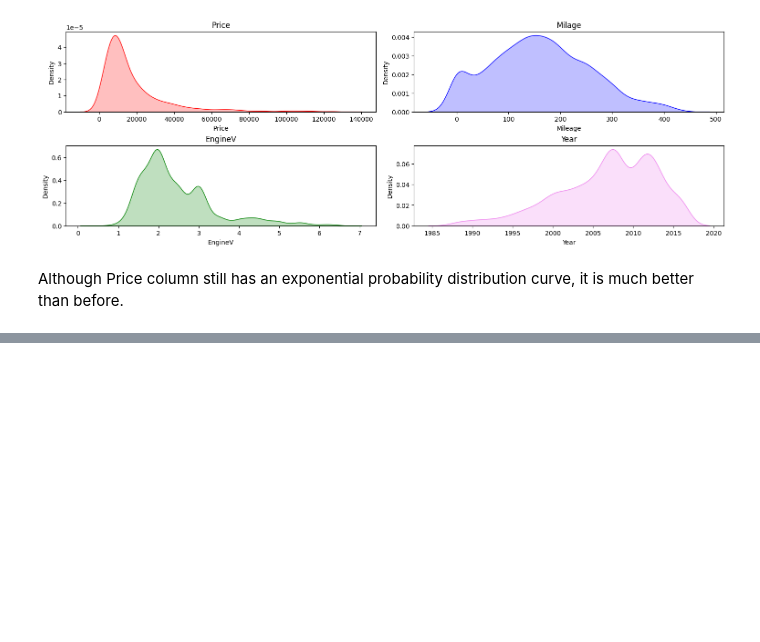
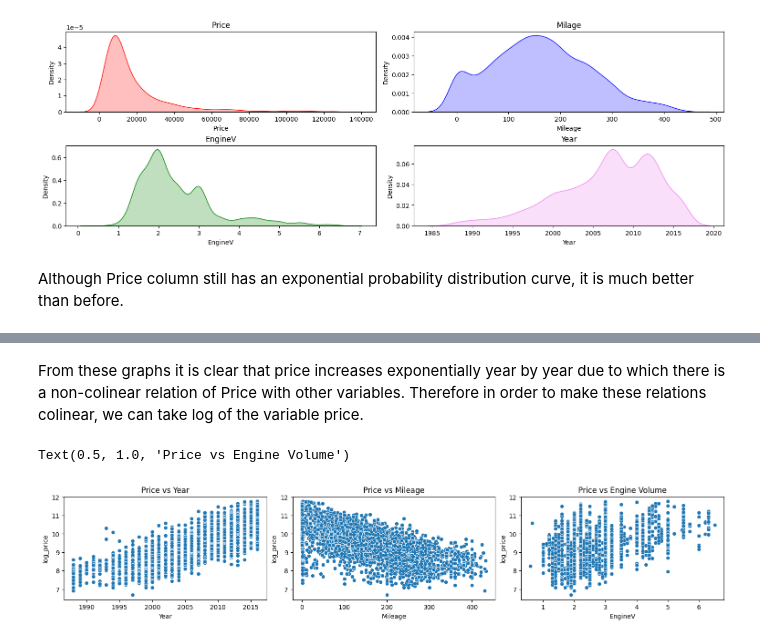
Before and after one commit to HritikShukla02/ML-Linear-Regression, a Jupyter notebook: Used cars.ipynb, the cells around one changed output, grey strips where cells are left out. Drawn from its saved outputs; the diff is of its cells as text; code cells hidden in the pictures; blank space fills up the shorter version.

```diff
--- a/Used cars.ipynb
+++ b/Used cars.ipynb
@@ -140,0 +166,20 @@ Although Price column still has an exponential probability distribution curve, i
+# %% [markdown]
+From these graphs it is clear that price increases exponentially year by year due to which there is a non-colinear relation of Price with other variables. Therefore in order to make these relations colinear, we can take log of the variable price.
+# %%
+log_price = np.log(data['Price'])
+
+#  Adding this log price as a column in dataframe:
+data['log_price'] = log_price
+
+# Plotting the above graphs again with log_price:
+fig, axs = plt.subplots(nrows=1, ncols=3, figsize=(15,3), layout="constrained")
+sns.scatterplot(x=data['Year'], y=data['log_price'], ax=axs[0])
+sns.scatterplot(x=data['Mileage'], y=data['log_price'], ax=axs[1])
+sns.scatterplot(x=data['EngineV'], y=data['log_price'], ax=axs[2])
+
+axs[0].set_title("Price vs Year")
+axs[1].set_title("Price vs Mileage")
+axs[2].set_title("Price vs Engine Volume")
+# %% [output]
+Text(0.5, 1.0, 'Price vs Engine Volume')
+[figure, added]
```
Also changed, not shown: parts of 79 cells of this notebook.
